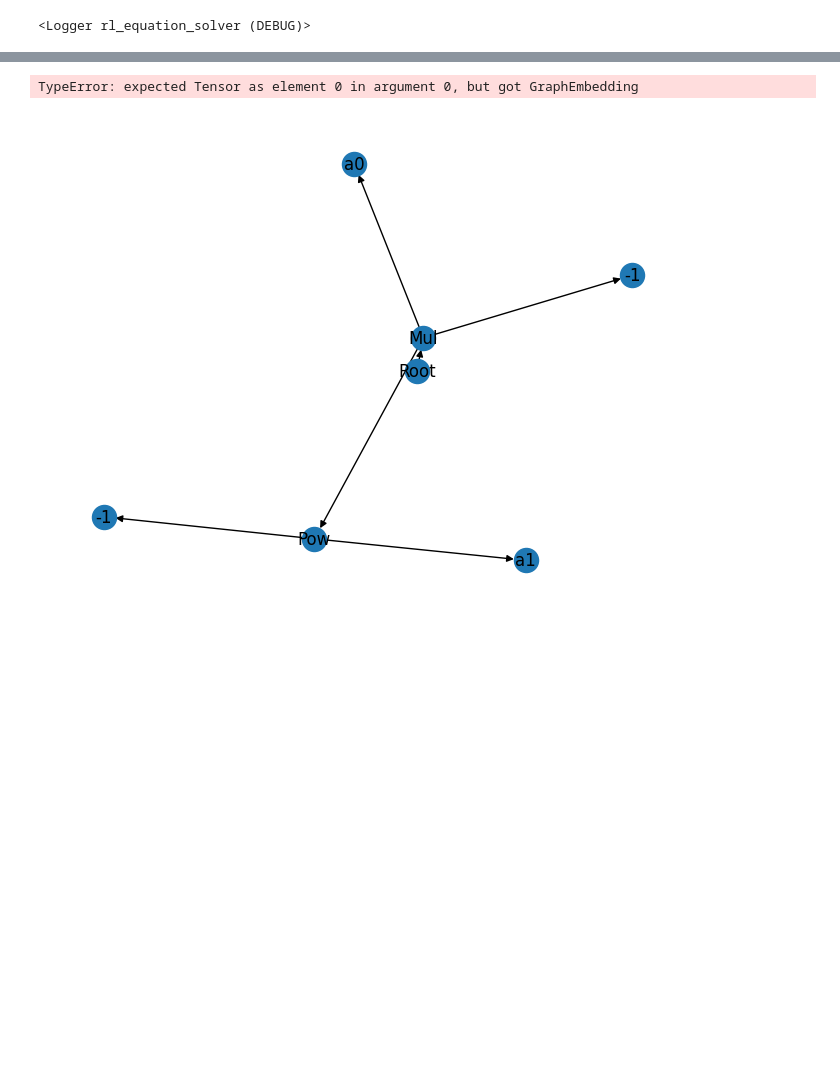
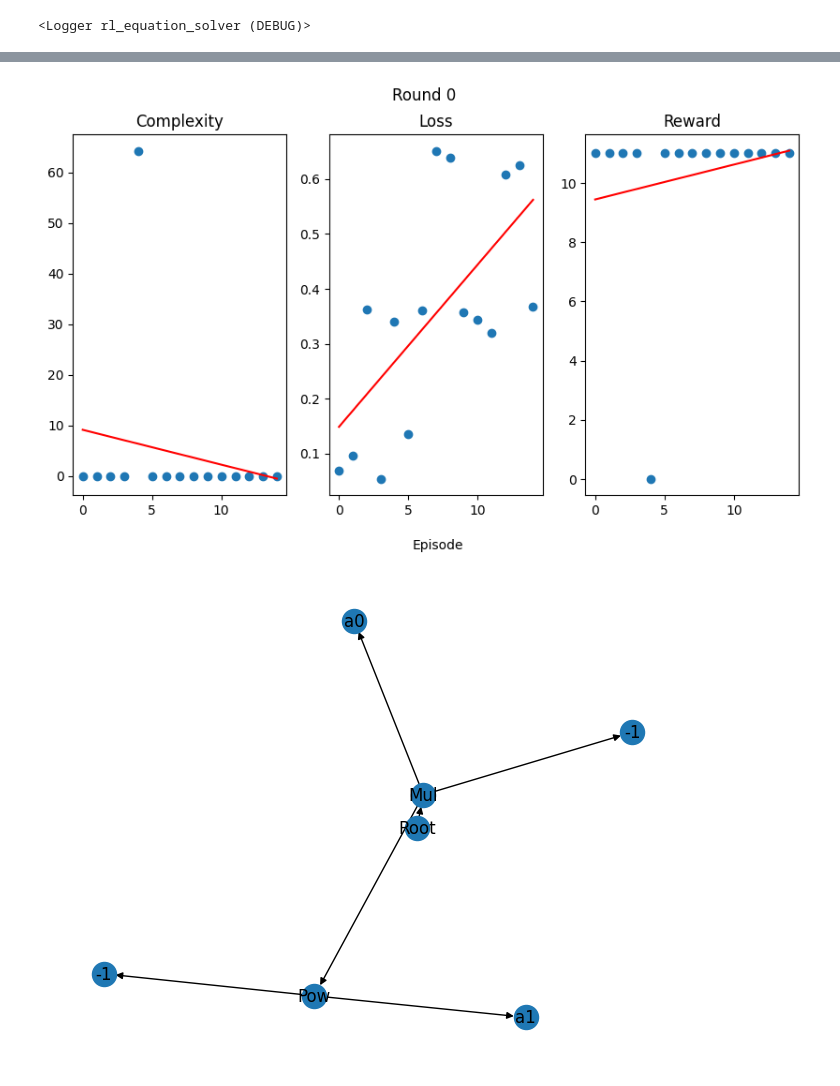
Before and after one commit to bnb32/RL-equation-solver, a Jupyter notebook: rl_equation_solver/dev/train_and_plot.ipynb, the cells around one changed output, grey strips where cells are left out. Drawn from its saved outputs; the diff is of its cells as text; code cells hidden in the pictures; blank space fills up the shorter version.

Commit message:
Batch class for graph embedding. Loss logging

```diff
--- a/rl_equation_solver/dev/train_and_plot.ipynb
+++ b/rl_equation_solver/dev/train_and_plot.ipynb
@@ -26,27 +26,37 @@ init_logger('rl_equation_solver', log_level="DEBUG")
 # %% [output]
 <Logger rl_equation_solver (DEBUG)>
 # %%
-def make_plot(agent, round):
-    fig, ax = plt.subplots(1, 2, figsize=(10, 5))
+def make_plot(agent, round, start=0):
+    fig, ax = plt.subplots(1, 3, figsize=(10, 5))
+    avg_complex = []
+    avg_reward = []
     avg_loss = []
-    avg_reward = []
-    for episode in list(agent.history.keys()):
-        avg_loss.append(np.mean(agent.history[episode]['loss']))
+    for episode in list(agent.history.keys())[start:]:
+        avg_complex.append(np.mean(agent.history[episode]['complexity']))
+        avg_loss.append(np.nanmean(agent.history[episode]['loss']))
         avg_reward.append(np.mean(agent.history[episode]['reward']))
 
+    y = moving_avg(avg_complex, 1)
+    x = np.arange(len(y))
+    a, b = np.polyfit(x, y, 1)
+    ax[0].scatter(x, y)
+    ax[0].plot(x, a*x+b, color='red')
 
     y = moving_avg(avg_loss, 1)
     x = np.arange(len(y))
     a, b = np.polyfit(x, y, 1)
-    ax[0].scatter(x, y)
-    ax[0].plot(x, a*x+b, color='red')
-    y = moving_avg(avg_reward, 1)
-    a, b = np.polyfit(x, y, 1)
     ax[1].scatter(x, y)
     ax[1].plot(x, a*x+b, color='red')
 
-    ax[0].set_title('Loss')
-    ax[1].set_title("Reward")
+    y = moving_avg(avg_reward, 1)
+    x = np.arange(len(y))
+    a, b = np.polyfit(x, y, 1)
+    ax[2].scatter(x, y)
+    ax[2].plot(x, a*x+b, color='red')
+
+    ax[0].set_title('Complexity')
+    ax[1].set_title('Loss')
+    ax[2].set_title("Reward")
     plt.annotate('Episode', (0.4, 0.01), xycoords='figure fraction')
     fig.suptitle(f'Round {round}')
     fig.savefig(f'./figs/round_{round}.png', dpi=300)
@@ -62,6 +72,6 @@ INFO - 2023-04-09 21:00:37,828 [gcn.py:40] : Initialized Agent with device cpu
 # %%
 
 for i in range(1):
-    agent.train(num_episodes=5)
-    make_plot(agent, round=i)
+    agent.train(num_episodes=20)
+    make_plot(agent, round=i, start=5)
 # %% [output]
@@ -85,4 +95,4 @@ INFO - 2023-04-09 21:00:46,502 [base.py:186] : episode 1, {'loss': 97, 'reward':
-TypeError: expected Tensor as element 0 in argument 0, but got GraphEmbedding
+[figure, added]
 # %%
 nx.draw(env.state_graph, labels=env.node_labels)
 # %% [output]
```
Also changed, not shown: parts of 2 cells of this notebook, 5 other files.
